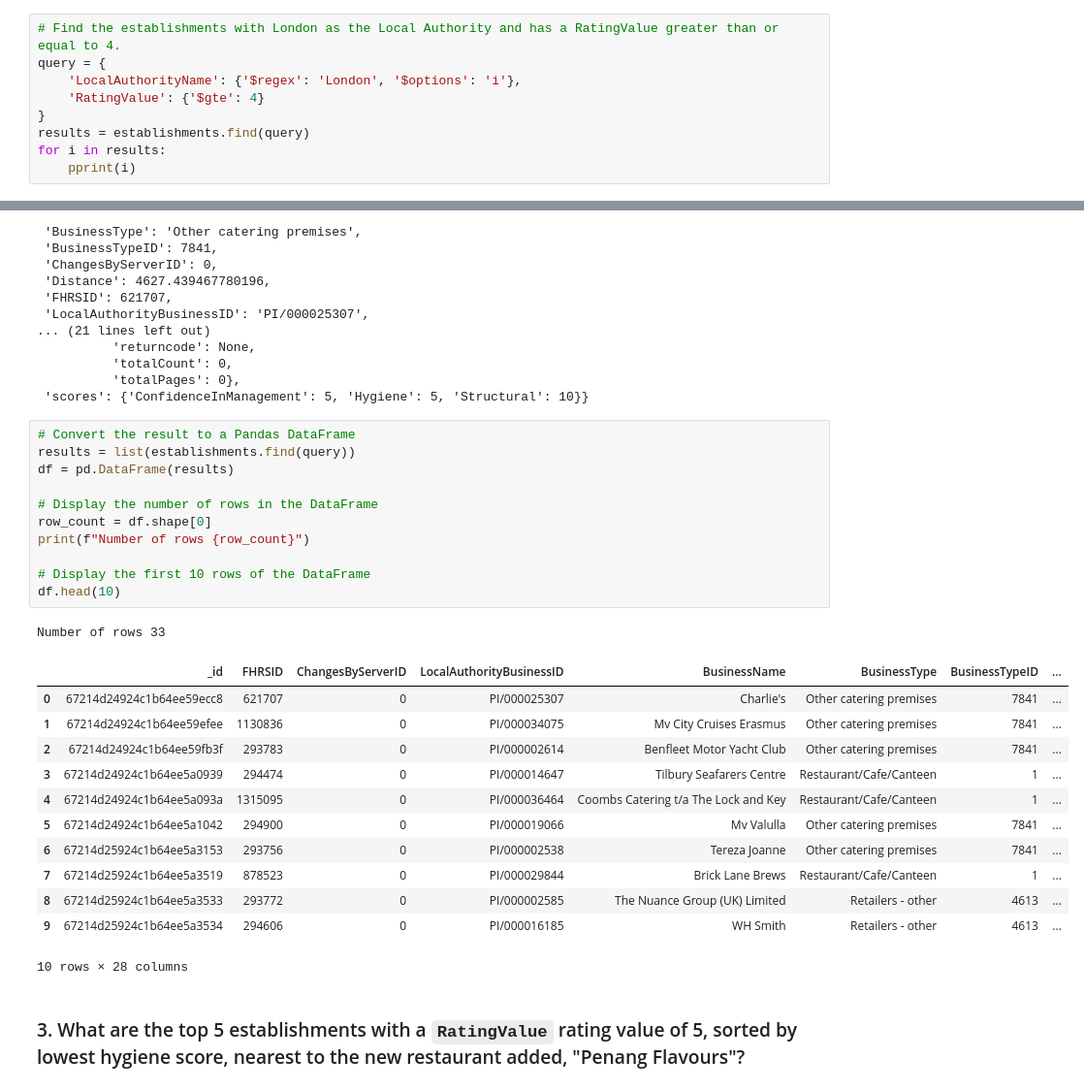
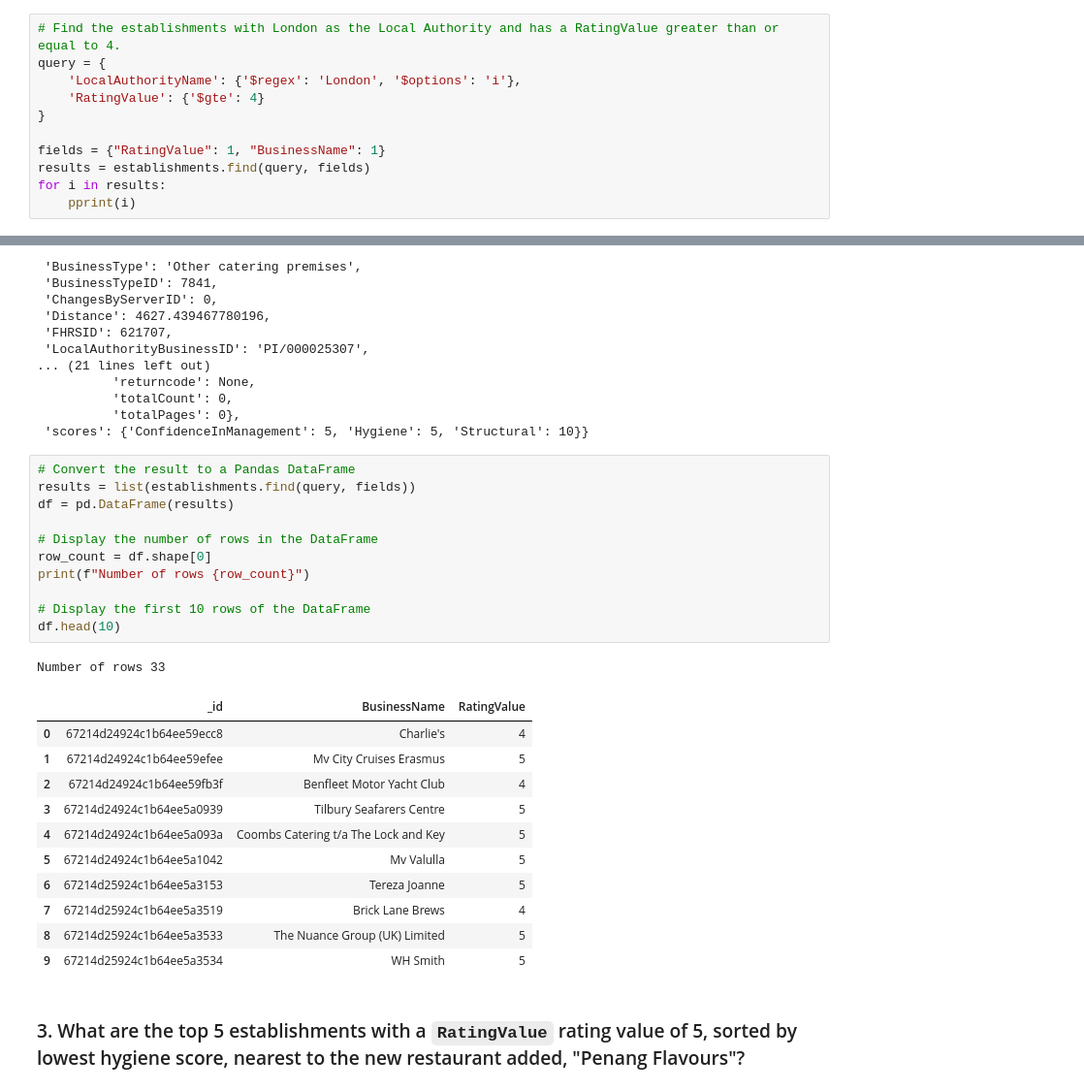
Before and after one commit to mascee/nosql-challenge, a Jupyter notebook: NoSQL_analysis.ipynb, the cells around one changed output, grey strips where cells are left out. Shown at 97% size. Cells and saved outputs as stored; diff of their text form.

```diff
--- a/NoSQL_analysis.ipynb
+++ b/NoSQL_analysis.ipynb
@@ -138,7 +138,9 @@ query = {
     'LocalAuthorityName': {'$regex': 'London', '$options': 'i'},
     'RatingValue': {'$gte': 4}
 }
-results = establishments.find(query)
+
+fields = {"RatingValue": 1, "BusinessName": 1}
+results = establishments.find(query, fields)
 for i in results:
     pprint(i)
 # %% [output]
@@ -191,29 +193,28 @@ Number of establishments with London as the Local Authority and has a RatingValu
  'scores': {'ConfidenceInManagement': 5, 'Hygiene': 5, 'Structural': 10}}
 # %%
 # Convert the result to a Pandas DataFrame
-results = list(establishments.find(query))
+results = list(establishments.find(query, fields))
 df = pd.DataFrame(results)
 
 # Display the number of rows in the DataFrame
 row_count = df.shape[0]
 print(f"Number of rows {row_count}")
 
 # Display the first 10 rows of the DataFrame
 df.head(10)
 # %% [output]
 Number of rows 33
-|  | _id | FHRSID | ChangesByServerID | LocalAuthorityBusinessID | BusinessName | BusinessType | BusinessTypeID | ... |
-| 0 | 67214d24924c1b64ee59ecc8 | 621707 | 0 | PI/000025307 | Charlie's | Other catering premises | 7841 | ... |
-| 1 | 67214d24924c1b64ee59efee | 1130836 | 0 | PI/000034075 | Mv City Cruises Erasmus | Other catering premises | 7841 | ... |
-| 2 | 67214d24924c1b64ee59fb3f | 293783 | 0 | PI/000002614 | Benfleet Motor Yacht Club | Other catering premises | 7841 | ... |
-| 3 | 67214d24924c1b64ee5a0939 | 294474 | 0 | PI/000014647 | Tilbury Seafarers Centre | Restaurant/Cafe/Canteen | 1 | ... |
-| 4 | 67214d24924c1b64ee5a093a | 1315095 | 0 | PI/000036464 | Coombs Catering t/a The Lock and Key | Restaurant/Cafe/Canteen | 1 | ... |
-| 5 | 67214d24924c1b64ee5a1042 | 294900 | 0 | PI/000019066 | Mv Valulla | Other catering premises | 7841 | ... |
-| 6 | 67214d25924c1b64ee5a3153 | 293756 | 0 | PI/000002538 | Tereza Joanne | Other catering premises | 7841 | ... |
-| 7 | 67214d25924c1b64ee5a3519 | 878523 | 0 | PI/000029844 | Brick Lane Brews | Restaurant/Cafe/Canteen | 1 | ... |
-| 8 | 67214d25924c1b64ee5a3533 | 293772 | 0 | PI/000002585 | The Nuance Group (UK) Limited | Retailers - other | 4613 | ... |
-| 9 | 67214d25924c1b64ee5a3534 | 294606 | 0 | PI/000016185 | WH Smith | Retailers - other | 4613 | ... |
+|  | _id | BusinessName | RatingValue |
+| 0 | 67214d24924c1b64ee59ecc8 | Charlie's | 4 |
+| 1 | 67214d24924c1b64ee59efee | Mv City Cruises Erasmus | 5 |
+| 2 | 67214d24924c1b64ee59fb3f | Benfleet Motor Yacht Club | 4 |
+| 3 | 67214d24924c1b64ee5a0939 | Tilbury Seafarers Centre | 5 |
+| 4 | 67214d24924c1b64ee5a093a | Coombs Catering t/a The Lock and Key | 5 |
+| 5 | 67214d24924c1b64ee5a1042 | Mv Valulla | 5 |
+| 6 | 67214d25924c1b64ee5a3153 | Tereza Joanne | 5 |
+| 7 | 67214d25924c1b64ee5a3519 | Brick Lane Brews | 4 |
+| 8 | 67214d25924c1b64ee5a3533 | The Nuance Group (UK) Limited | 5 |
+| 9 | 67214d25924c1b64ee5a3534 | WH Smith | 5 |
-10 rows × 28 columns
 # %% [markdown]
 ### 3. What are the top 5 establishments with a `RatingValue` rating value of 5, sorted by lowest hygiene score, nearest to the new restaurant added, "Penang Flavours"?
 # %%
```
Also changed, not shown: parts of 6 cells of this notebook, 2 other files.
